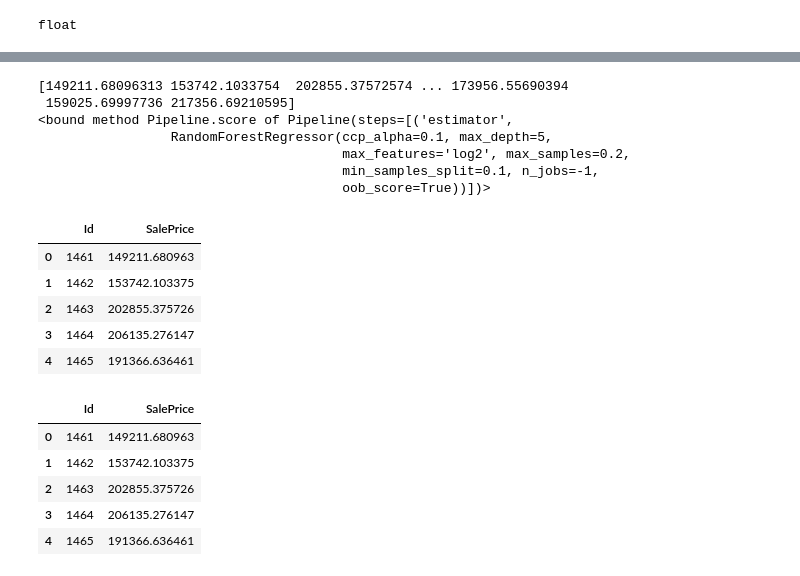
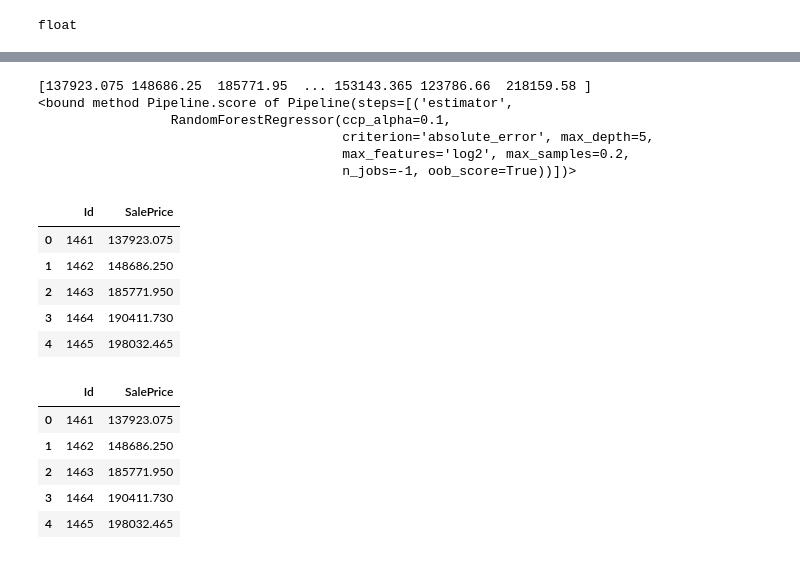
Before and after one commit to Kacper-W-Kozdon/kaggle-houses-pricing, a Jupyter notebook: notebook0706d609ae.ipynb, the cells around one changed output, grey strips where cells are left out. Cells and saved outputs as stored; diff of their text form; code cells hidden in the pictures.

```diff
--- a/notebook0706d609ae.ipynb
+++ b/notebook0706d609ae.ipynb
@@ -231,45 +231,44 @@ class TreeClassifier():
                 self.pipeline = pipe
             else:
                 #pipe = Pipeline([("pca", PCA()), ("fs", SelectFromModel(self.classifierFS, prefit = False, max_features = self.max_features)), ("estimator", RandomForestClassifier(max_depth=6, n_jobs = -1))])
-                pipe = Pipeline([("estimator", RandomForestRegressor(n_estimators = 100, ccp_alpha = 0.1, min_samples_split = 0.1, max_depth = 5, max_samples = 0.2, oob_score = True, max_features = "log2", n_jobs = -1, criterion = "squared_error"))])
+                pipe = Pipeline([("estimator", RandomForestRegressor(n_estimators = 100, ccp_alpha = 0.1, max_depth = 5, max_samples = 0.2, oob_score = True, max_features = "log2", n_jobs = -1, criterion = "absolute_error"))])
                 pipe.fit(Xpipe, Y)
                 self.pipeline = pipe
         else:
             pipe = self.pipeline
             self.predictions = pipe.predict(Xpipe)
             print(self.predictions)
         return self
 
 XTrain, YTrain = data_prep(train, trainDict, replace = 1)
 XTest = data_prep(test, trainDict, test = 1, replace = 1)
 Tree = TreeClassifier()
 #Tree.train(XTrain, YTrain)
 #Tree.plt()
 #Tree.pred(XTest, YTrain)
 Tree.pipe(XTrain, YTrain, forest = 1)
 Tree.pipe(XTest, train = 0, forest = 1)
 print(Tree.pipeline.score)
 test_file_path = "../input/house-prices-advanced-regression-techniques/test.csv"
 test_data = pd.read_csv(test_file_path)
 ids = test_data.pop('Id')
 preds = Tree.predictions
 output = pd.DataFrame({'Id': ids,
                        'SalePrice': preds.squeeze()})
 output.head()
 # %% [output]
-[149211.68096313 153742.1033754  202855.37572574 ... 173956.55690394
- 159025.69997736 217356.69210595]
+[137923.075 148686.25  185771.95  ... 153143.365 123786.66  218159.58 ]
 <bound method Pipeline.score of Pipeline(steps=[('estimator',
-                 RandomForestRegressor(ccp_alpha=0.1, max_depth=5,
+                 RandomForestRegressor(ccp_alpha=0.1,
+                                       criterion='absolute_error', max_depth=5,
                                        max_features='log2', max_samples=0.2,
-                                       min_samples_split=0.1, n_jobs=-1,
-                                       oob_score=True))])>
+                                       n_jobs=-1, oob_score=True))])>
 |  | Id | SalePrice |
-| 0 | 1461 | 149211.680963 |
-| 1 | 1462 | 153742.103375 |
-| 2 | 1463 | 202855.375726 |
-| 3 | 1464 | 206135.276147 |
-| 4 | 1465 | 191366.636461 |
+| 0 | 1461 | 137923.075 |
+| 1 | 1462 | 148686.250 |
+| 2 | 1463 | 185771.950 |
+| 3 | 1464 | 190411.730 |
+| 4 | 1465 | 198032.465 |
 # %%
 # To rewrite: try to put everything into a pipeline: https://scikit-learn.org/stable/modules/feature_selection.html#feature-selection
 # %%
@@ -279,8 +278,8 @@ sample_submission_df.to_csv('/kaggle/working/submission.csv', index=False)
 sample_submission_df.head()
 # %% [output]
 |  | Id | SalePrice |
-| 0 | 1461 | 149211.680963 |
-| 1 | 1462 | 153742.103375 |
-| 2 | 1463 | 202855.375726 |
-| 3 | 1464 | 206135.276147 |
-| 4 | 1465 | 191366.636461 |
+| 0 | 1461 | 137923.075 |
+| 1 | 1462 | 148686.250 |
+| 2 | 1463 | 185771.950 |
+| 3 | 1464 | 190411.730 |
+| 4 | 1465 | 198032.465 |
```
Also changed, not shown: parts of 3 cells of this notebook.
